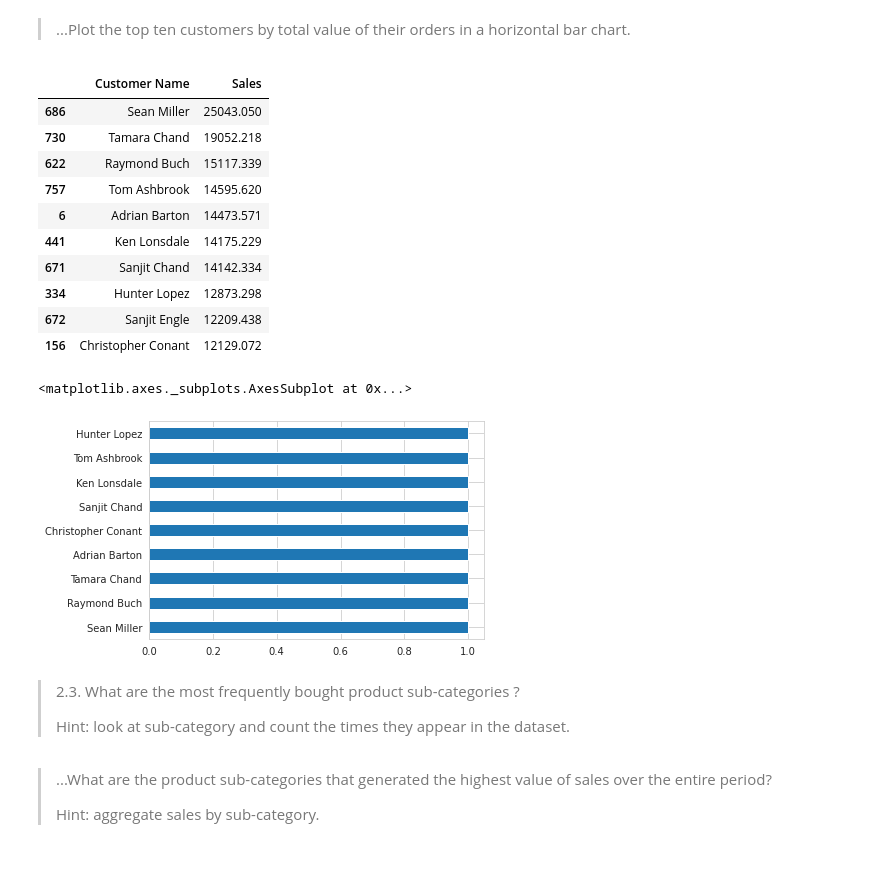
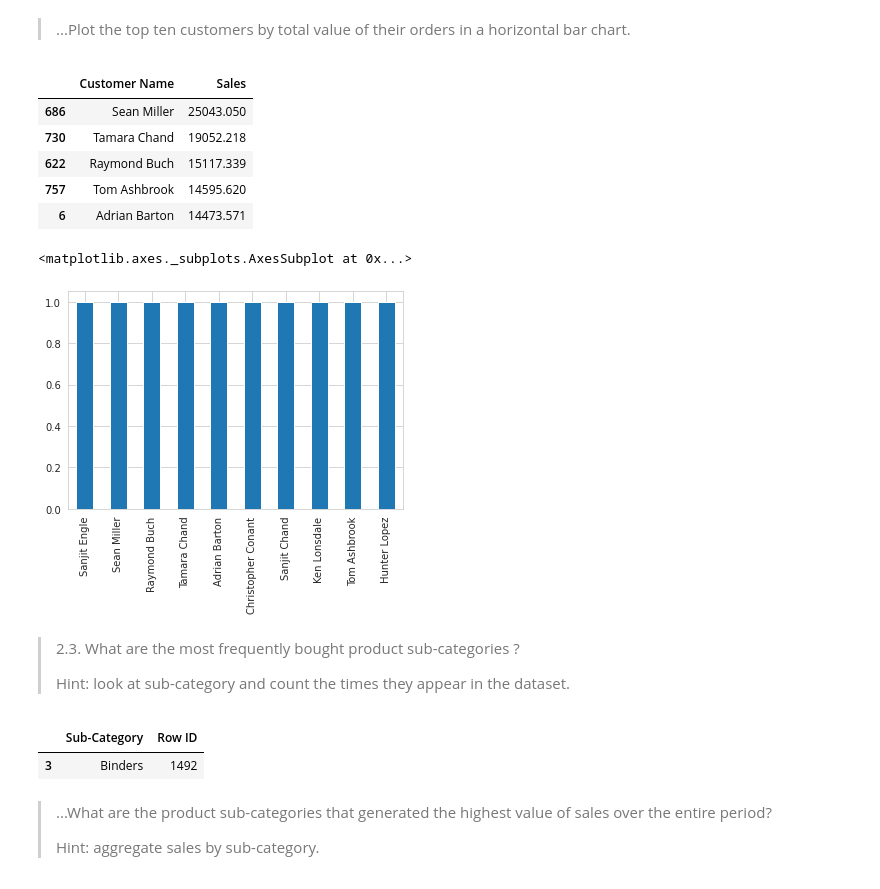
Before and after one commit to KsibiI/DM-ML---Assignment-1, a Jupyter notebook: Assignment1/Assignment1.ipynb, the cells around one changed output. Drawn from its saved outputs; the diff is of its cells as text; code cells hidden in the pictures.

```diff
--- a/Assignment1/Assignment1.ipynb
+++ b/Assignment1/Assignment1.ipynb
@@ -281,7 +281,7 @@ dtype: int64
 df6 = df.groupby("Customer Name", as_index=False)["Sales"].sum()
 df10 = df6.sort_values(by='Sales', ascending=False)
 dfTop10 = df10.head(10)
-dfTop10.head(20)
+dfTop10.head()
 # %% [output]
 |  | Customer Name | Sales |
 | 686 | Sean Miller | 25043.050 |
@@ -289,16 +289,11 @@ dfTop10.head(20)
 | 622 | Raymond Buch | 15117.339 |
 | 757 | Tom Ashbrook | 14595.620 |
 | 6 | Adrian Barton | 14473.571 |
-| 441 | Ken Lonsdale | 14175.229 |
-| 671 | Sanjit Chand | 14142.334 |
-| 334 | Hunter Lopez | 12873.298 |
-| 672 | Sanjit Engle | 12209.438 |
-| 156 | Christopher Conant | 12129.072 |
 # %%
-dfTop10['Customer Name'].value_counts()[1:11].plot(kind='barh')
+dfTop10['Customer Name'].value_counts().plot(kind='bar')
 # %% [output]
 <matplotlib.axes._subplots.AxesSubplot at 0x...>
-[figure, old version]
+[figure, new version]
 # %% [markdown]
 >2.3. What are the most frequently bought product sub-categories ?
 >
@@ -308,3 +301,10 @@ dfTop10['Customer Name'].value_counts()[1:11].plot(kind='barh')
+# %%
+# YOUR CODE HERE
+dfSubCat = df.groupby("Sub-Category", as_index=False)["Row ID"].count()
+dfSubCat[dfSubCat['Row ID']==dfSubCat['Row ID'].max()]
+# %% [output]
+|  | Sub-Category | Row ID |
+| 3 | Binders | 1492 |
 # %% [markdown]
 >...What are the product sub-categories that generated the highest value of sales over the entire period?
 >
```
Also changed, not shown: parts of 1 cell of this notebook.
